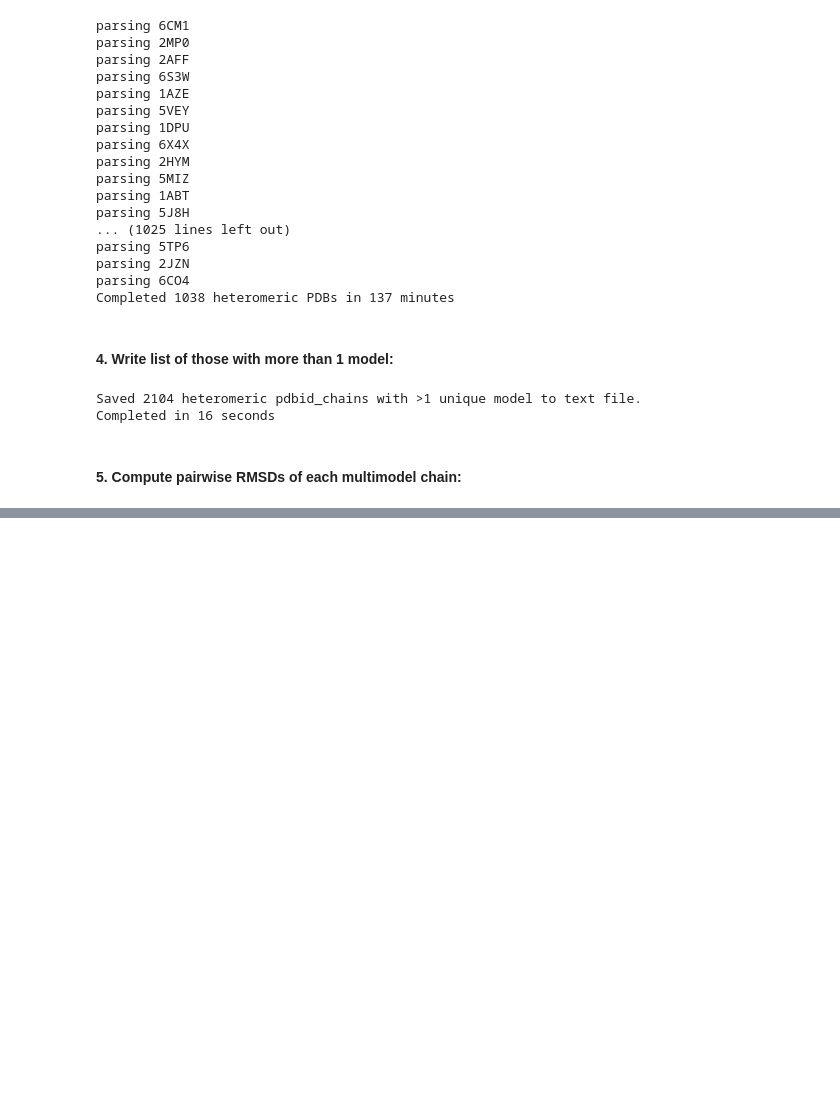
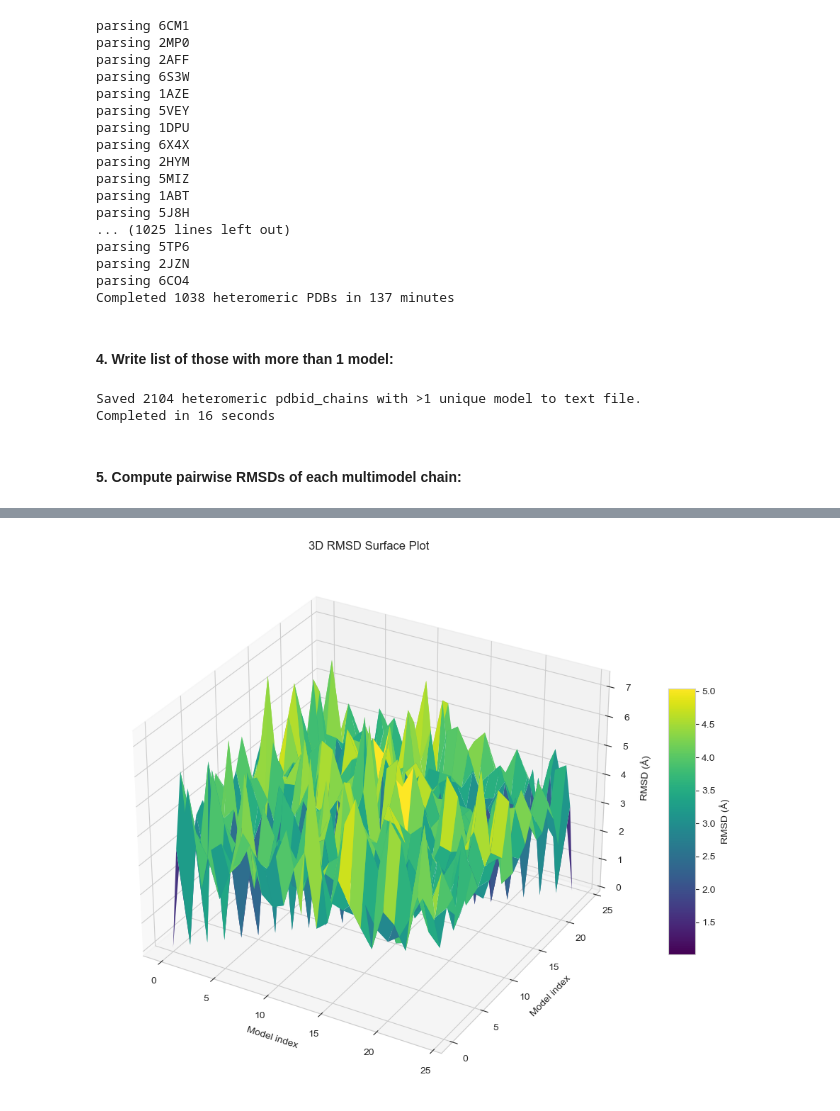
Before and after one commit to zibaee-2021/DJ_int_proj, a Jupyter notebook: notebooks/nmr_pdb.ipynb, the cells around one changed output, grey strips where cells are left out. Saved outputs shown, nothing was run; the diff lists cells and outputs as text; code cells hidden in the pictures; blank space fills up the shorter version.

```diff
--- a/notebooks/nmr_pdb.ipynb
+++ b/notebooks/nmr_pdb.ipynb
@@ -331,3 +337,34 @@ output_file = f"{pdbid_chain}_conformational_ensembles.json"
 write_clusters_json(json_dict, output_file)
 
 print(f"Saved ensembles to {output_file}")
+# %%
+import numpy as np
+import matplotlib.pyplot as plt
+from mpl_toolkits.mplot3d import Axes3D
+
+# Assuming rmsd_matrix is your NxN numpy array
+n_models = rmsd_matrix.shape[0]
+
+X, Y = np.meshgrid(np.arange(n_models), np.arange(n_models))
+
+fig = plt.figure(figsize=(10,8))
+ax = fig.add_subplot(111, projection='3d')
+
+# Surface plot
+surf = ax.plot_surface(
+    X, Y, rmsd_matrix,
+    cmap='viridis',
+    edgecolor='none',
+    antialiased=True
+)
+
+ax.set_xlabel("Model index")
+ax.set_ylabel("Model index")
+ax.set_zlabel("RMSD (Å)")
+ax.set_title("3D RMSD Surface Plot")
+fig.colorbar(surf, shrink=0.5, aspect=10, label="RMSD (Å)")
+
+plt.tight_layout()
+plt.show()
+# %% [output]
+[figure, added]
```
Also changed, not shown: parts of 4 cells of this notebook.
